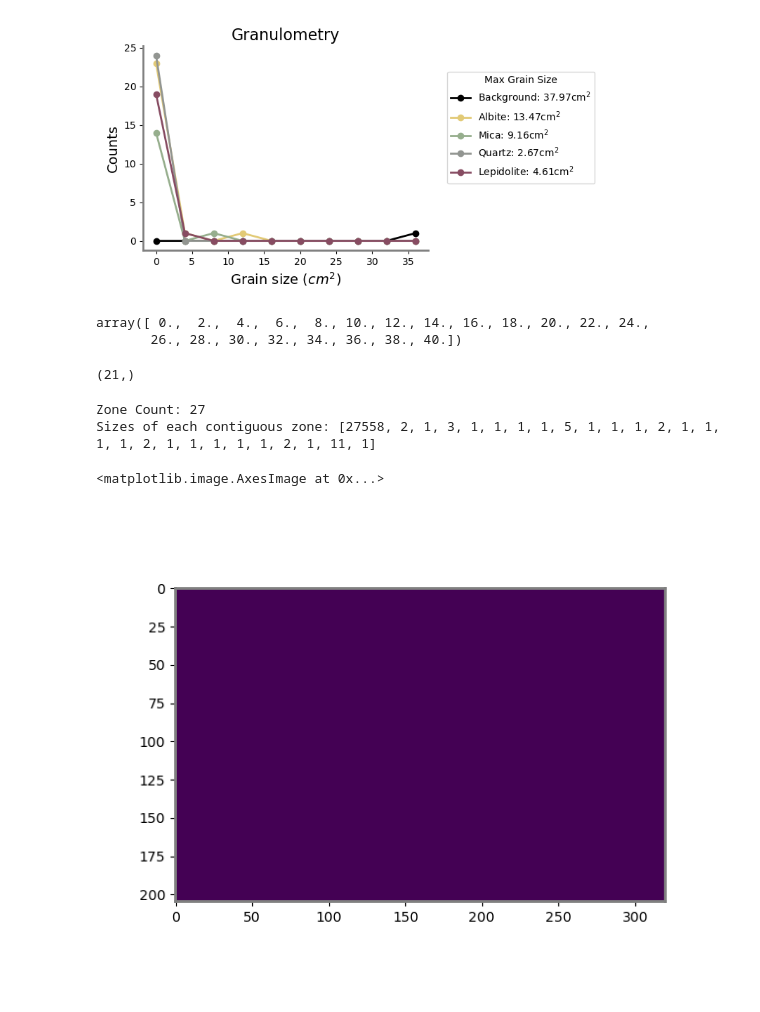
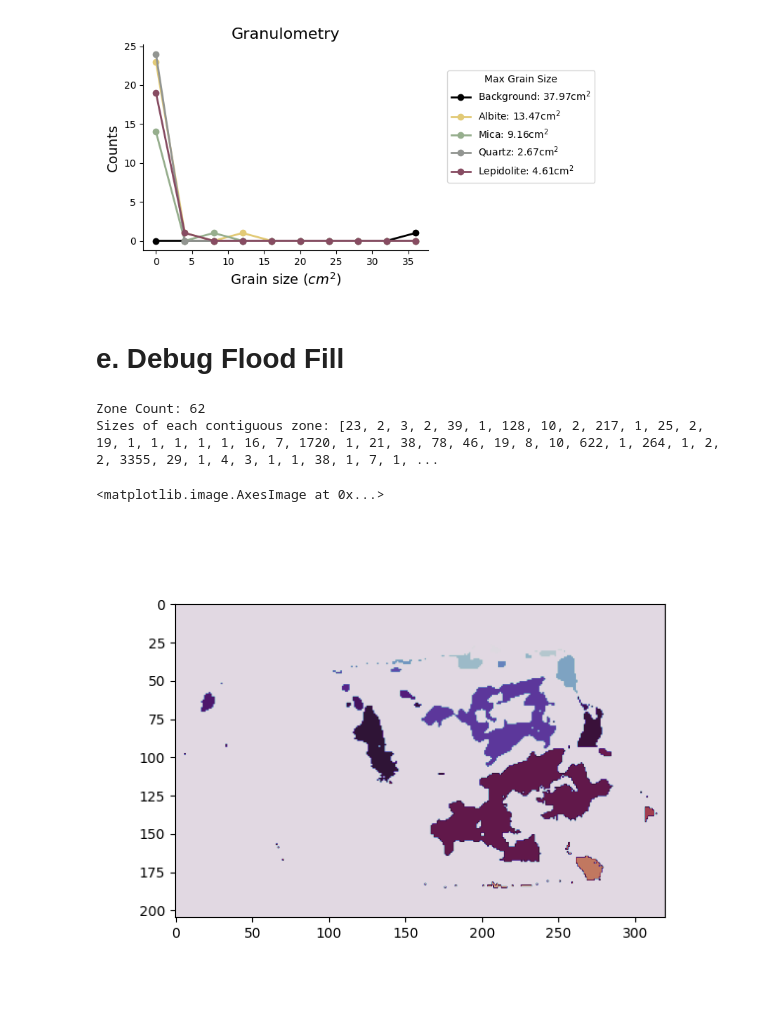
Before and after one commit to tomasjmlopes/Spectral_repo, a Jupyter notebook: Collaborative/multimodal_libs_hsi copy.ipynb, the cells around one changed output. Drawn from its saved outputs; the diff is of its cells as text; code cells hidden in the pictures.

```diff
--- a/Collaborative/multimodal_libs_hsi copy.ipynb
+++ b/Collaborative/multimodal_libs_hsi copy.ipynb
@@ -55,7 +55,7 @@ def count_zones_and_sizes(grid):
 # %% [markdown]
 # 1. Load the clustered data
 # %%
-data = np.load('F:/Data/Data_HSI/cluster.npy')
+data = np.load('D:/Data/Data_HSI/cluster.npy')
 
 colors = ['xkcd:dark mauve', 'xkcd:white',  'xkcd:pale' , 'xkcd:light grey','xkcd:greenish grey']
 cmp_init = ListedColormap(colors)
@@ -87,7 +87,7 @@ pixel_size # mm
 %matplotlib widget
 fig, ax = plt.subplots(figsize = (8, 4))
 
-mmap = (data == 0)
+mmap = (data == 2)
 ax.imshow(mmap)
 # ax.imshow(skimage.segmentation.mark_boundaries(data, data), alpha = 0.2)
 ax.set_xlabel(r'$x (mm)$', fontsize = 16)
@@ -160,15 +158,8 @@ fig.tight_layout()
 # savefig('graph_grain_all.jpg', dpi = 300, bbox_inches = 'tight')
 # %% [output]
 [figure]
-# %%
-bin_edges
-# %% [output]
-array([ 0.,  2.,  4.,  6.,  8., 10., 12., 14., 16., 18., 20., 22., 24.,
-       26., 28., 30., 32., 34., 36., 38., 40.])
-# %%
-total_areas[1].shape
-# %% [output]
-(21,)
+# %% [markdown]
+# e. Debug Flood Fill
 # %%
 directions = [
     (-1, 0),  # North
@@ -181,7 +172,9 @@ directions = [
     (1, 1),   # Southeast
 ]
 
-def dfs(grid, visited, row, col):
+tracker = np.zeros((mmap.shape[0], mmap.shape[1]))
+
+def dfs(grid, visited, row, col, counter):
     cols = grid.shape[1]
     rows = grid.shape[0]
     stack = [(row, col)]
@@ -190,6 +183,7 @@ def dfs(grid, visited, row, col):
         r, c = stack.pop()
         if not visited[r][c]:
             visited[r][c] = True
+            tracker[r][c] = counter
             size += 1  # Increment the size for each cell in the zone
             # Check all adjacent cells
             for dr, dc in directions:
@@ -199,6 +193,7 @@ def dfs(grid, visited, row, col):
     return size
 
 def count_zones_and_sizes(grid):
+    counter = 0
     cols = grid.shape[1]
     rows = grid.shape[0]
     visited = [[False for  _ in range(cols)] for _ in range(rows)]
@@ -206,14 +201,16 @@ def count_zones_and_sizes(grid):
     for r in range(rows):
         for c in range(cols):
             if grid[r][c] and not visited[r][c]:
+                counter = counter + 1
                 # Start a new DFS to find the size of the connected component
-                size = dfs(grid, visited, r, c)  # Get the size of the zone
+                size = dfs(grid, visited, r, c, counter)  # Get the size of the zone
                 zone_sizes.append(size)  # Store the size of the zone
     return zone_sizes
 
+mmap = (data == 0)
 zone_sizes = count_zones_and_sizes(mmap)
 print("Zone Count:", len(zone_sizes))
 print("Sizes of each contiguous zone:", zone_sizes)
 # %% [output]
-Zone Count: 27
-Sizes of each contiguous zone: [27558, 2, 1, 3, 1, 1, 1, 1, 5, 1, 1, 1, 2, 1, 1, 1, 1, 2, 1, 1, 1, 1, 1, 2, 1, 11, 1]
+Zone Count: 62
+Sizes of each contiguous zone: [23, 2, 3, 2, 39, 1, 128, 10, 2, 217, 1, 25, 2, 19, 1, 1, 1, 1, 1, 16, 7, 1720, 1, 21, 38, 78, 46, 19, 8, 10, 622, 1, 264, 1, 2, 2, 3355, 29, 1, 4, 3, 1, 1, 38, 1, 7, 1, ...
@@ -224,6 +217,6 @@ visited = [[False for _ in range(cols)] for _ in range(rows)]
 # %%
 plt.subplots()
-plt.imshow(visited)
+plt.imshow(tracker, cmap = 'twilight')
 # %% [output]
 <matplotlib.image.AxesImage at 0x...>
-[figure, old version]
+[figure, new version]
```
Also changed, not shown: parts of 9 cells of this notebook.
